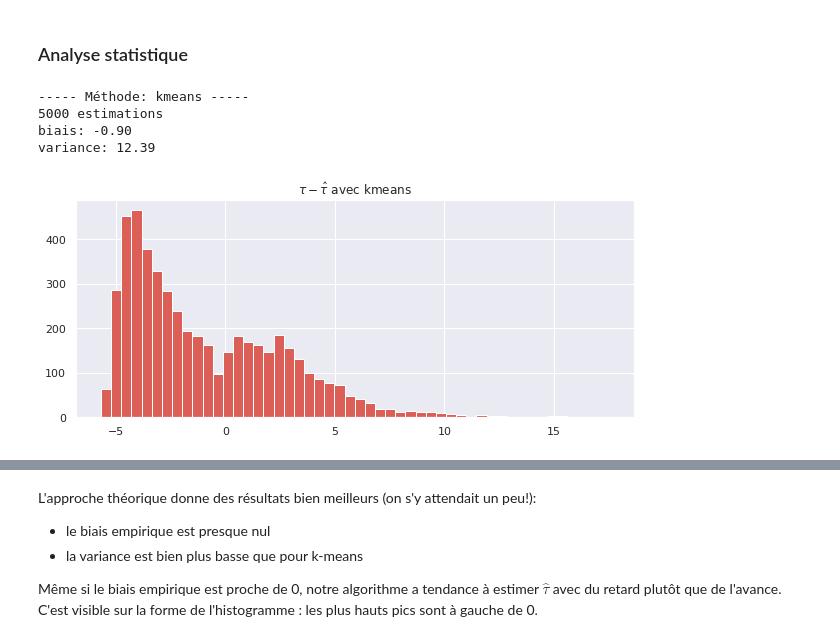
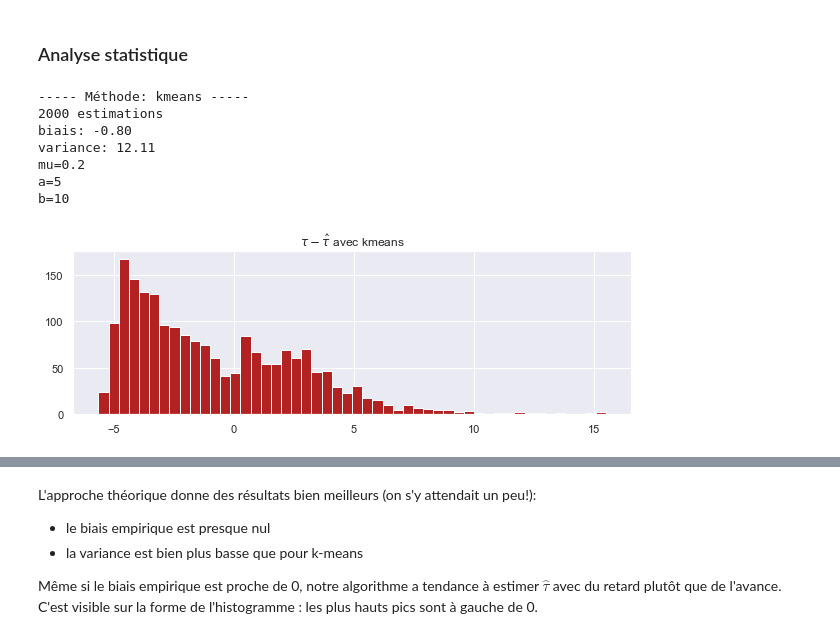
Before and after one commit to littlebuzzybee/MACS207b-Projet, a Jupyter notebook: MACS207b_Personnaz_Ly.ipynb, the cells around one changed output, grey strips where cells are left out. Saved outputs shown, nothing was run; the diff lists cells and outputs as text; code cells hidden in the pictures.

```diff
--- a/MACS207b_Personnaz_Ly.ipynb
+++ b/MACS207b_Personnaz_Ly.ipynb
@@ -406,10 +408,15 @@ def stat_summary(taus_l, est_taus_l, method):
     print(f"{len(taus_l)} estimations")
     print(f"biais: {np.mean(error):.2f}")
     print(f"variance: {np.var(error):.2f}")
+    print(f"mu={mu}\na={a}\nb={b}")
 
     # histogramme de l'erreur sur tau
-    fig = plt.figure(figsize=(10, 4))
-    plt.hist(error, bins=50)
+    fig = plt.figure(figsize=(10, 3))
+    if method == "kmeans":
+        color = "firebrick"
+    else:
+        color = "olivedrab"
+    plt.hist(error, bins=50, color=color)
     plt.title(fr"$\tau - \hat{{\tau}}$ avec {method}")
     plt.show()
 # %%
@@ -418,13 +425,15 @@ b = 10
 beg = 0
 end = 10
 # %%
-taus_l_kmeans, est_taus_l_kmeans = repeat_ests(a, b, beg, end, 5000, seed, "kmeans")
+taus_l_kmeans, est_taus_l_kmeans = repeat_ests(a, b, beg, end, 2000, seed, "kmeans")
+stat_summary(taus_l_kmeans, est_taus_l_kmeans, "kmeans")
+# %% [output]
+----- Méthode: kmeans -----
+2000 estimations
+biais: -0.80
+variance: 12.11
+mu=0.2
+a=5
+b=10
+[figure, added]
-# %%
-stat_summary(taus_l_kmeans, est_taus_l_kmeans, "kmeans")
-# %% [output]
------ Méthode: kmeans -----
-5000 estimations
-biais: -0.90
-variance: 12.39
-[figure, removed]
 # %%
```
Also changed, not shown: parts of 23 cells of this notebook.
